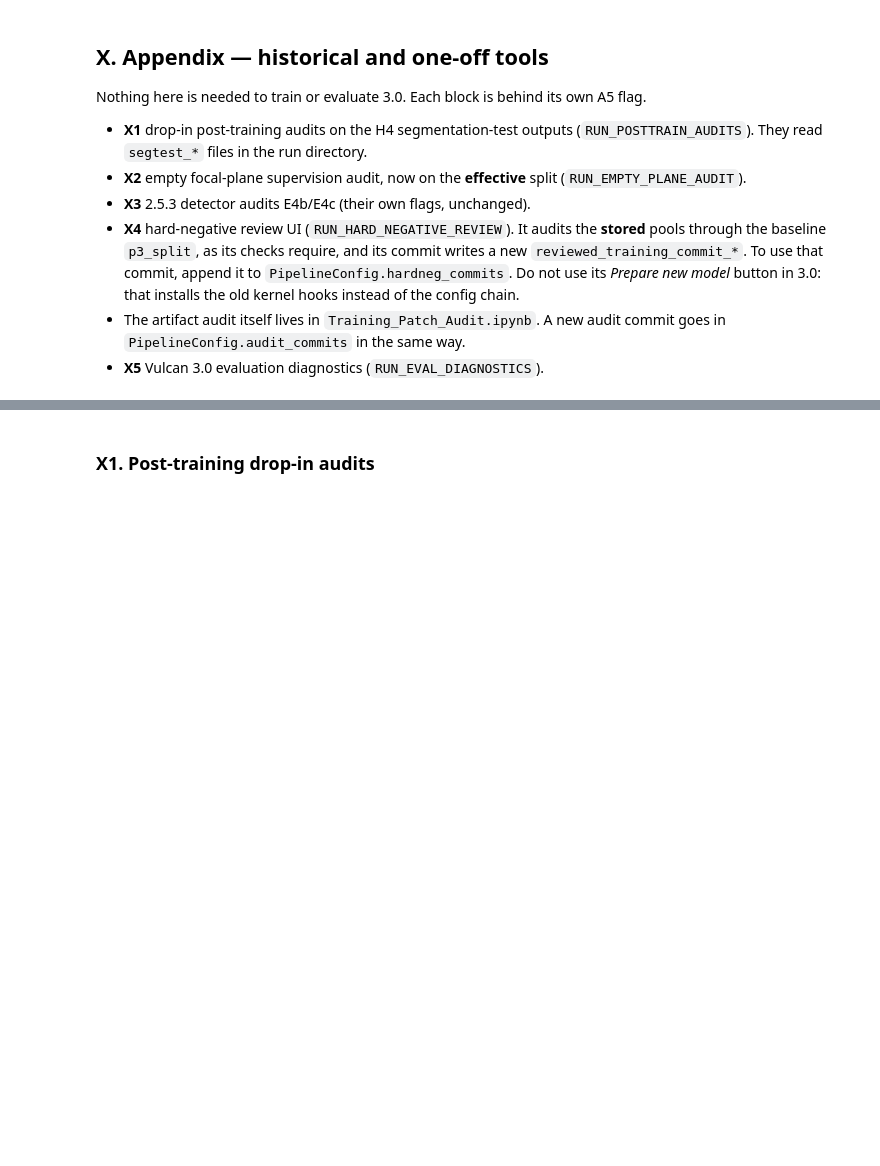
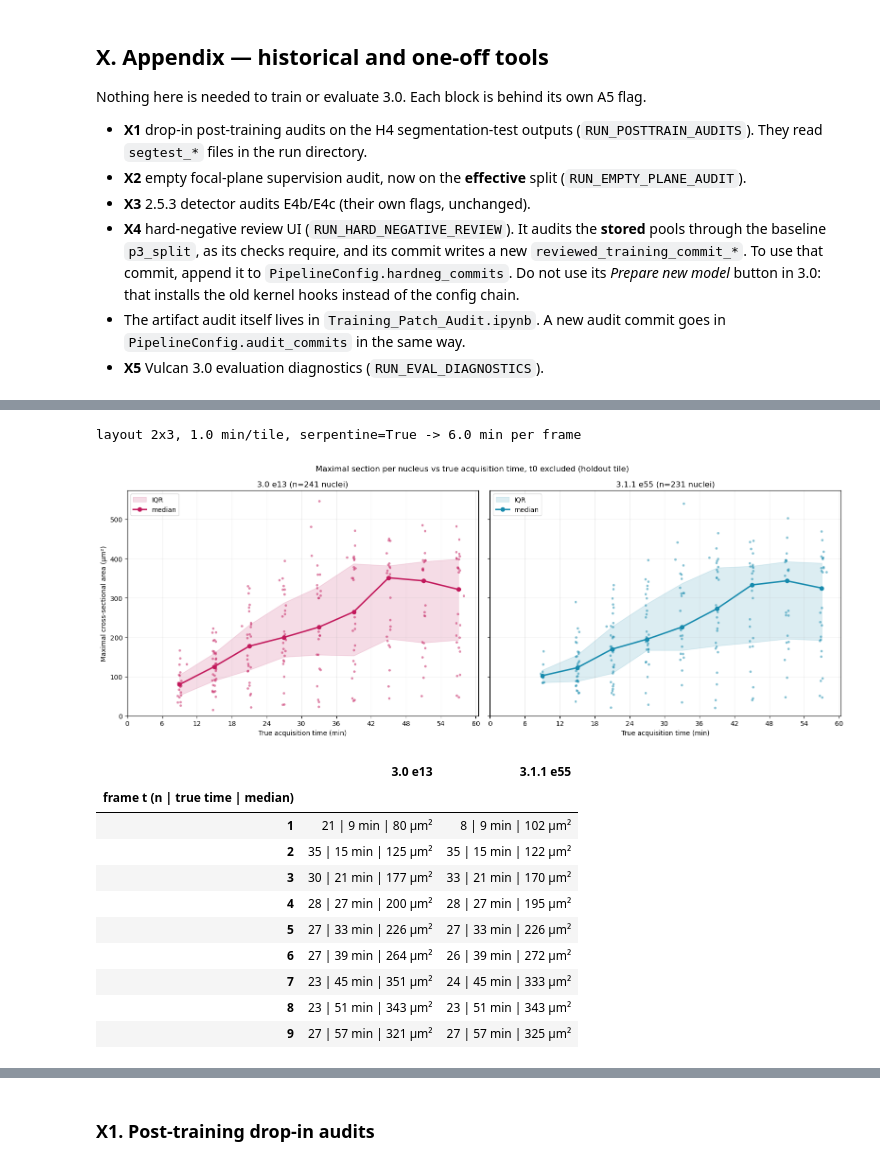
Before and after one commit to Tdeibert/Nuclear_Scaling_ML, a Jupyter notebook: Code_Repository/Python/Model_Training/vulcan_training_3_1_1.ipynb, the cells around one changed output, grey strips where cells are left out. Drawn from its saved outputs; the diff is of its cells as text; code cells hidden in the pictures; blank space fills up the shorter version.

```diff
--- a/Code_Repository/Python/Model_Training/vulcan_training_3_1_1.ipynb
+++ b/Code_Repository/Python/Model_Training/vulcan_training_3_1_1.ipynb
@@ -4694,0 +5356,54 @@ Nothing here is needed to train or evaluate 3.0. Each block is behind its own A5
+# %%
+# PLOT (one-off, read-only): 3.0 e13 vs 3.1.1 e55 side by side, t0 excluded, x = TRUE TIME.
+# True time per nucleus exactly as the v18.1 pipeline (add_tile_timing_metadata) and
+# build_db.py define it: tile from the nucleus x,y on an even rows x cols split, serpentine
+# order on odd rows, true_time_min = t * (rows*cols*min_per_tile) + tile_index * min_per_tile.
+# Layout read from the experiment config the pipeline uses (Configs/control_extract_1.1.json).
+_xcfg = json.loads((CODE_ROOT / "Python" / "Configs" / "control_extract_1.1.json").read_text())
+ROWS, COLS, MIN_PER_TILE, SERP = _xcfg["tile_rows"], _xcfg["tile_cols"], _xcfg["minutes_per_tile"], _xcfg["serpentine_scan"]
+FRAME_MIN = ROWS * COLS * MIN_PER_TILE
+_H, _W = load_memmap_tiff(cfg.image_file).shape[-2:]
+
+def true_time_min(t, cy, cx):
+    col = np.minimum((np.asarray(cx) // (_W / COLS)).astype(int), COLS - 1)
+    row = np.minimum((np.asarray(cy) // (_H / ROWS)).astype(int), ROWS - 1)
+    idx = np.where(SERP & (row % 2 != 0), row * COLS + (COLS - 1 - col), row * COLS + col)
+    return np.asarray(t) * FRAME_MIN + idx * MIN_PER_TILE
+
+print(f"layout {ROWS}x{COLS}, {MIN_PER_TILE} min/tile, serpentine={SERP} -> {FRAME_MIN} min per frame")
+_panels = [("3.0 e13", "#c2185b"), ("3.1.1 e55", "#168aad")]
+_rng = np.random.default_rng(0)
+_ymax = max(SERIES[n][SERIES[n].t >= 1].area_um2.max() for n, _ in _panels) * 1.05
+fig, axs = plt.subplots(1, 2, figsize=(16, 6), sharey=True)
+_tables = {}
+for ax, (name, col) in zip(axs, _panels):
+    df = SERIES[name][SERIES[name].t >= 1].copy()
+    df["true_min"] = true_time_min(df.t, df.cy, df.cx)
+    ax.scatter(df.true_min + _rng.uniform(-.35, .35, len(df)), df.area_um2, s=14, alpha=.5, color=col, edgecolors="none")
+    g = df.groupby("t")                                  # one summary per frame, at its median true time
+    xm, med = g.true_min.median(), g.area_um2.median()
+    q25, q75 = g.area_um2.quantile(.25), g.area_um2.quantile(.75)
+    ax.fill_between(xm, q25, q75, color=col, alpha=.15, label="IQR")
+    ax.plot(xm, med, "-o", color=col, lw=2.2, ms=6, label="median")
+    ax.set(title=f"{name} (n={len(df)} nuclei)", xlabel="True acquisition time (min)", ylim=(0, _ymax))
+    ax.set_xticks(np.arange(0, (df.t.max() + 1) * FRAME_MIN + 1, FRAME_MIN)); ax.grid(alpha=.2); ax.legend(loc="upper left")
+    _tables[name] = g.apply(lambda d: f"{len(d)} | {d.true_min.median():.0f} min | {d.area_um2.median():.0f} µm²",
+                            include_groups=False)
+axs[0].set_ylabel("Maximal cross-sectional area (µm²)")
+fig.suptitle("Maximal section per nucleus vs true acquisition time, t0 excluded (holdout tile)")
+plt.tight_layout(); plt.show()
+display(pd.DataFrame(_tables).rename_axis("frame t (n | true time | median)"))
+# %% [output]
+layout 2x3, 1.0 min/tile, serpentine=True -> 6.0 min per frame
+[figure, added]
+|  | 3.0 e13 | 3.1.1 e55 |
+| frame t (n | true time | median) |  |  |
+| 1 | 21 | 9 min | 80 µm² | 8 | 9 min | 102 µm² |
+| 2 | 35 | 15 min | 125 µm² | 35 | 15 min | 122 µm² |
+| 3 | 30 | 21 min | 177 µm² | 33 | 21 min | 170 µm² |
+| 4 | 28 | 27 min | 200 µm² | 28 | 27 min | 195 µm² |
+| 5 | 27 | 33 min | 226 µm² | 27 | 33 min | 226 µm² |
+| 6 | 27 | 39 min | 264 µm² | 26 | 39 min | 272 µm² |
+| 7 | 23 | 45 min | 351 µm² | 24 | 45 min | 333 µm² |
+| 8 | 23 | 51 min | 343 µm² | 23 | 51 min | 343 µm² |
+| 9 | 27 | 57 min | 321 µm² | 27 | 57 min | 325 µm² |
```
Also changed, not shown: parts of 20 cells of this notebook, 1 other file.
